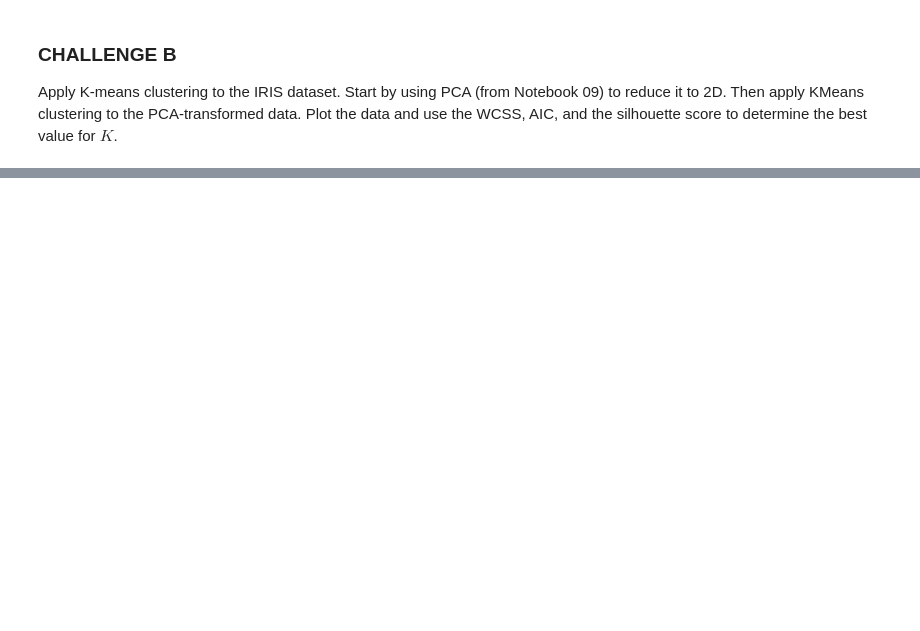
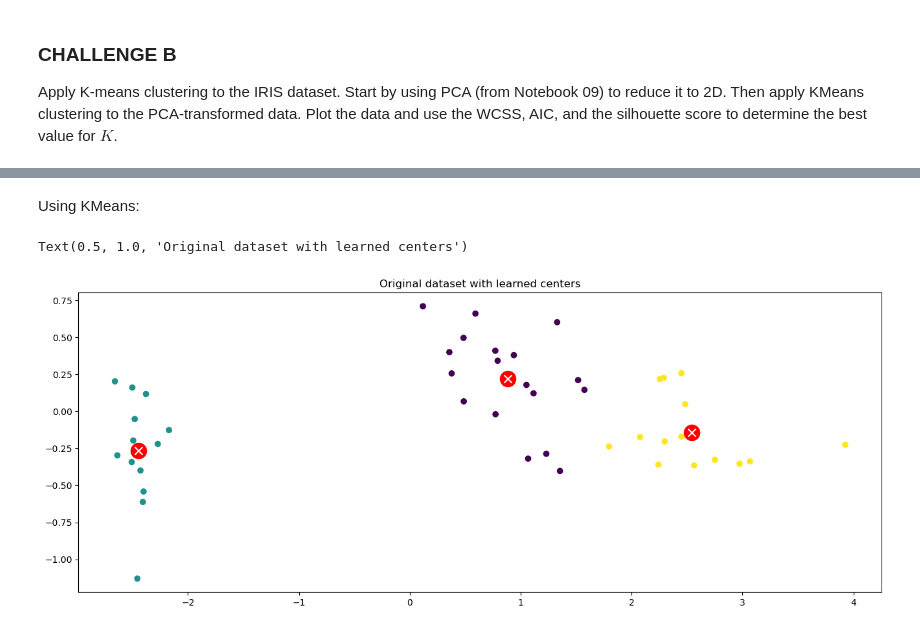
Before and after one commit to jasonsommer/cs6600-notebooks, a Jupyter notebook: 10-unsupervised_learning.ipynb, the cells around one changed output, grey strips where cells are left out. Cells and saved outputs as stored; diff of their text form; code cells hidden in the pictures; blank space fills up the shorter version.

```diff
--- a/10-unsupervised_learning.ipynb
+++ b/10-unsupervised_learning.ipynb
@@ -418,0 +475,15 @@ Apply K-means clustering to the IRIS dataset. Start by using PCA (from Notebook
+# %% [markdown]
+Using KMeans:
+# %%
+km = KMeans(3).fit(X_projected)
+fig=plt.figure(figsize=(16,6))
+plt.scatter(X_projected[:,0], X_projected[:,1], c=km.predict(X_projected))
+
+plt.scatter(km.centers[:, 0], km.centers[:, 1], marker='o', s=300, facecolors='red', edgecolors='r', color='r')
+plt.scatter(km.centers[:,0], km.centers[:,1], c="w", marker="x", s=75)
+
+
+plt.title("Original dataset with learned centers")
+# %% [output]
+Text(0.5, 1.0, 'Original dataset with learned centers')
+[figure, added]
```
Also changed, not shown: parts of 18 cells of this notebook.
